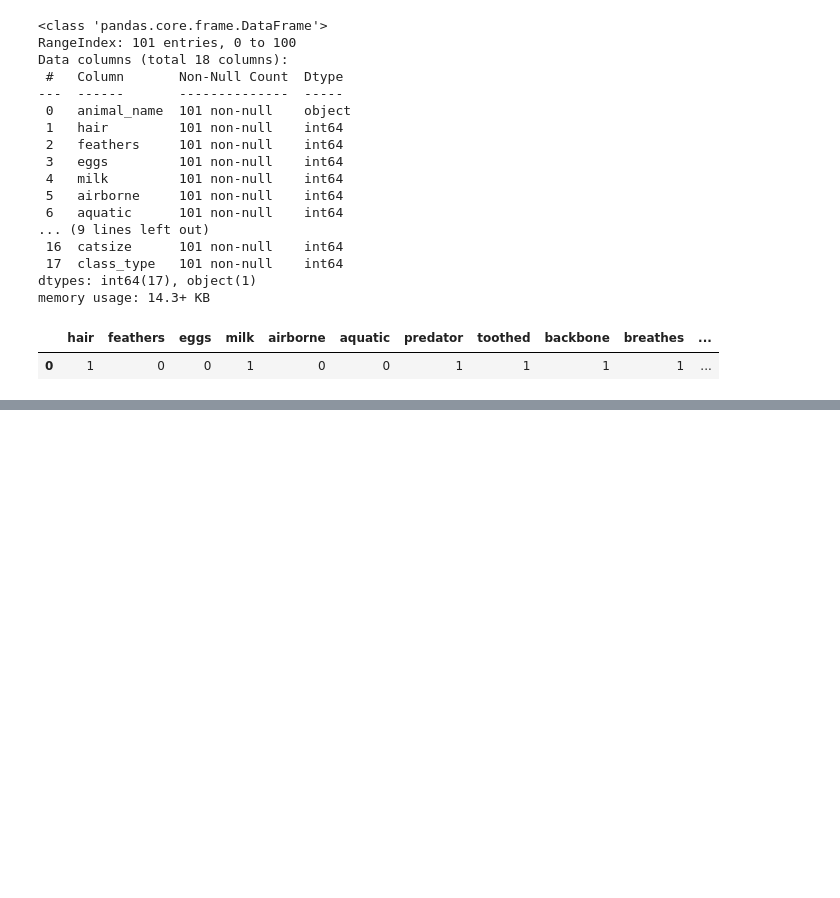
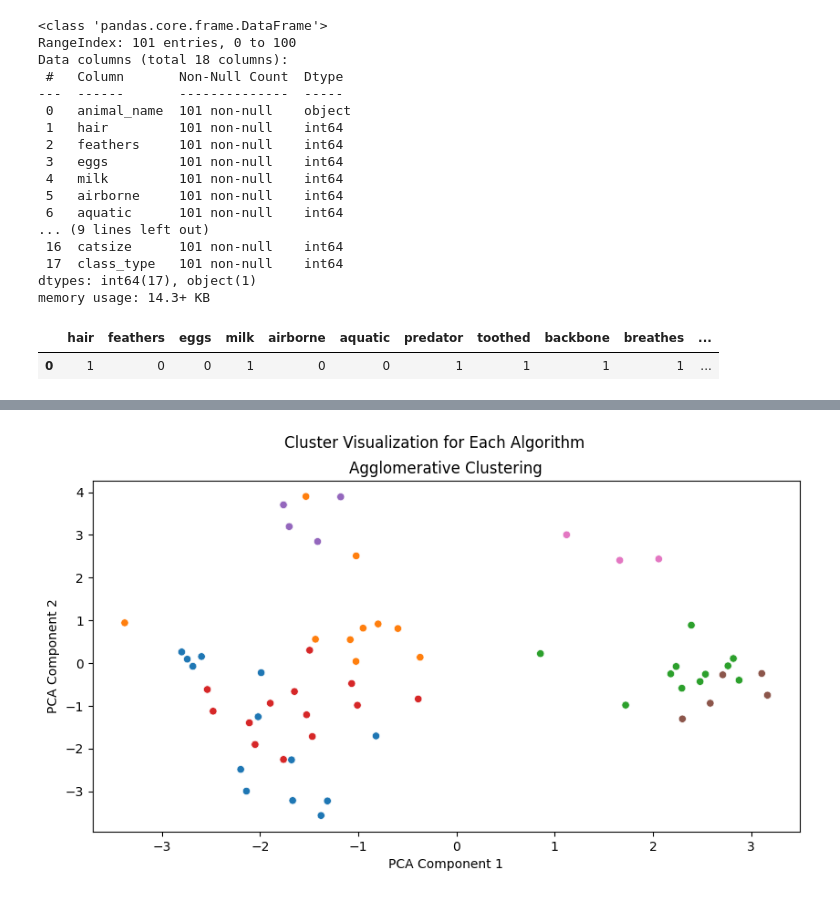
Before and after one commit to Abdelrahman-SS/DSE-Project, a Jupyter notebook: Animals.ipynb, the cells around one changed output, grey strips where cells are left out. Cells and saved outputs as stored; diff of their text form; code cells hidden in the pictures; blank space fills up the shorter version.

```diff
--- a/Animals.ipynb
+++ b/Animals.ipynb
@@ -119,0 +164,4 @@ algo_ari , algo_nmi
+# %%
+scatter_plotting("agglomerative" ,df_scaled , true_class)
+# %% [output]
+[figure, added]
```
Also changed, not shown: parts of 18 cells of this notebook.
